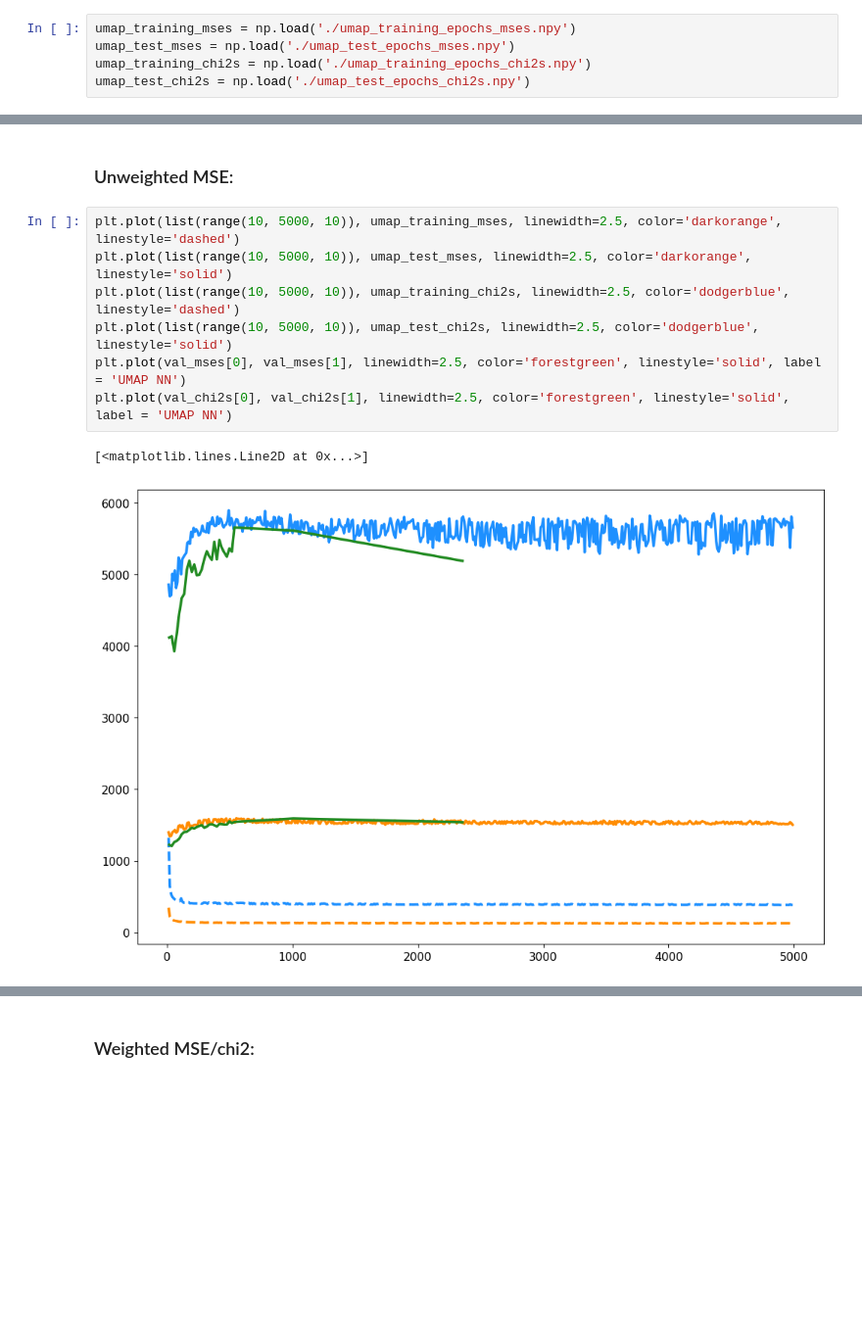
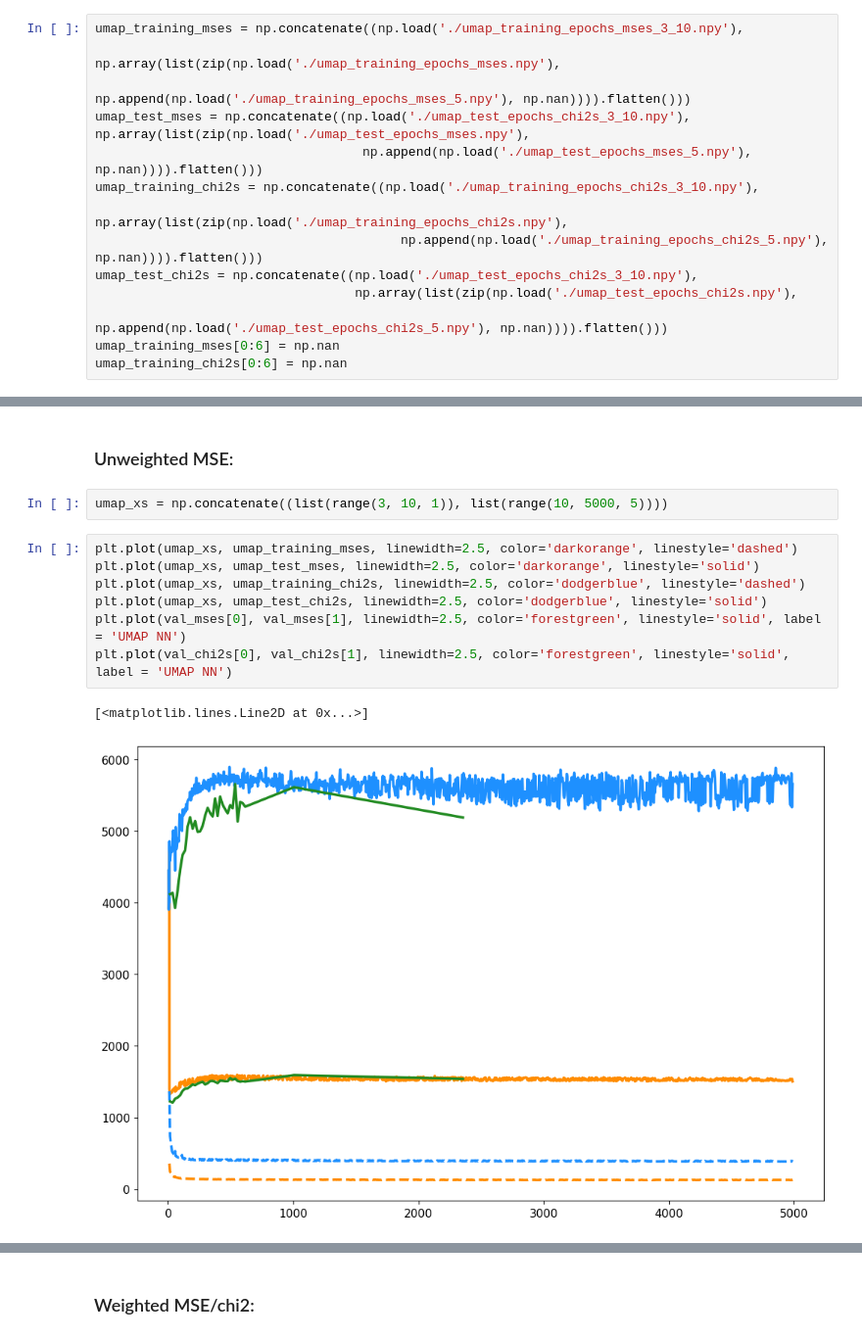
Before and after one commit to ia-chow/galactic, a Jupyter notebook: tf_tutorials/all_methods_aggregate.ipynb, the cells around one changed output, grey strips where cells are left out. Shown at 98% size. Saved outputs shown, nothing was run; the diff lists cells and outputs as text; blank space fills up the shorter version.

```diff
--- a/tf_tutorials/all_methods_aggregate.ipynb
+++ b/tf_tutorials/all_methods_aggregate.ipynb
@@ -374,10 +374,19 @@ pca_training_mse, pca_test_mse, pca_training_chi2, pca_test_chi2
 # %% [markdown]
 UMAP:
 # %%
-umap_training_mses = np.load('./umap_training_epochs_mses.npy')
-umap_test_mses = np.load('./umap_test_epochs_mses.npy')
-umap_training_chi2s = np.load('./umap_training_epochs_chi2s.npy')
-umap_test_chi2s = np.load('./umap_test_epochs_chi2s.npy')
+umap_training_mses = np.concatenate((np.load('./umap_training_epochs_mses_3_10.npy'),
+                                     np.array(list(zip(np.load('./umap_training_epochs_mses.npy'),
+                                                       np.append(np.load('./umap_training_epochs_mses_5.npy'), np.nan)))).flatten()))
+umap_test_mses = np.concatenate((np.load('./umap_test_epochs_chi2s_3_10.npy'), np.array(list(zip(np.load('./umap_test_epochs_mses.npy'),
+                                   np.append(np.load('./umap_test_epochs_mses_5.npy'), np.nan)))).flatten()))
+umap_training_chi2s = np.concatenate((np.load('./umap_training_epochs_chi2s_3_10.npy'),
+                                      np.array(list(zip(np.load('./umap_training_epochs_chi2s.npy'),
+                                        np.append(np.load('./umap_training_epochs_chi2s_5.npy'), np.nan)))).flatten()))
+umap_test_chi2s = np.concatenate((np.load('./umap_test_epochs_chi2s_3_10.npy'),
+                                  np.array(list(zip(np.load('./umap_test_epochs_chi2s.npy'),
+                                                    np.append(np.load('./umap_test_epochs_chi2s_5.npy'), np.nan)))).flatten()))
+umap_training_mses[0:6] = np.nan
+umap_training_chi2s[0:6] = np.nan
 # %%
 # Path to the folder containing the files
 folder_path = './umap_models/'
@@ -441,16 +448,18 @@ with open('./scatter_vae_history.pkl', 'rb') as f:
 ### Plot all:
 # %% [markdown]
 ### Unweighted MSE:
+# %%
+umap_xs = np.concatenate((list(range(3, 10, 1)), list(range(10, 5000, 5))))
 # %%
-plt.plot(list(range(10, 5000, 10)), umap_training_mses, linewidth=2.5, color='darkorange', linestyle='dashed')
-plt.plot(list(range(10, 5000, 10)), umap_test_mses, linewidth=2.5, color='darkorange', linestyle='solid')
-plt.plot(list(range(10, 5000, 10)), umap_training_chi2s, linewidth=2.5, color='dodgerblue', linestyle='dashed')
-plt.plot(list(range(10, 5000, 10)), umap_test_chi2s, linewidth=2.5, color='dodgerblue', linestyle='solid')
+plt.plot(umap_xs, umap_training_mses, linewidth=2.5, color='darkorange', linestyle='dashed')
+plt.plot(umap_xs, umap_test_mses, linewidth=2.5, color='darkorange', linestyle='solid')
+plt.plot(umap_xs, umap_training_chi2s, linewidth=2.5, color='dodgerblue', linestyle='dashed')
+plt.plot(umap_xs, umap_test_chi2s, linewidth=2.5, color='dodgerblue', linestyle='solid')
 plt.plot(val_mses[0], val_mses[1], linewidth=2.5, color='forestgreen', linestyle='solid', label = 'UMAP NN')
 plt.plot(val_chi2s[0], val_chi2s[1], linewidth=2.5, color='forestgreen', linestyle='solid', label = 'UMAP NN')
 # %% [output]
 [<matplotlib.lines.Line2D at 0x...>]
-[figure, old version]
+[figure, new version]
 # %%
 colors = ['dodgerblue', 'darkorange', 'forestgreen', 'fuchsia', 'indigo', 'brown', 'gold']
 from matplotlib.ticker import MultipleLocator
```
Also changed, not shown: parts of 6 cells of this notebook, 9 other files.
